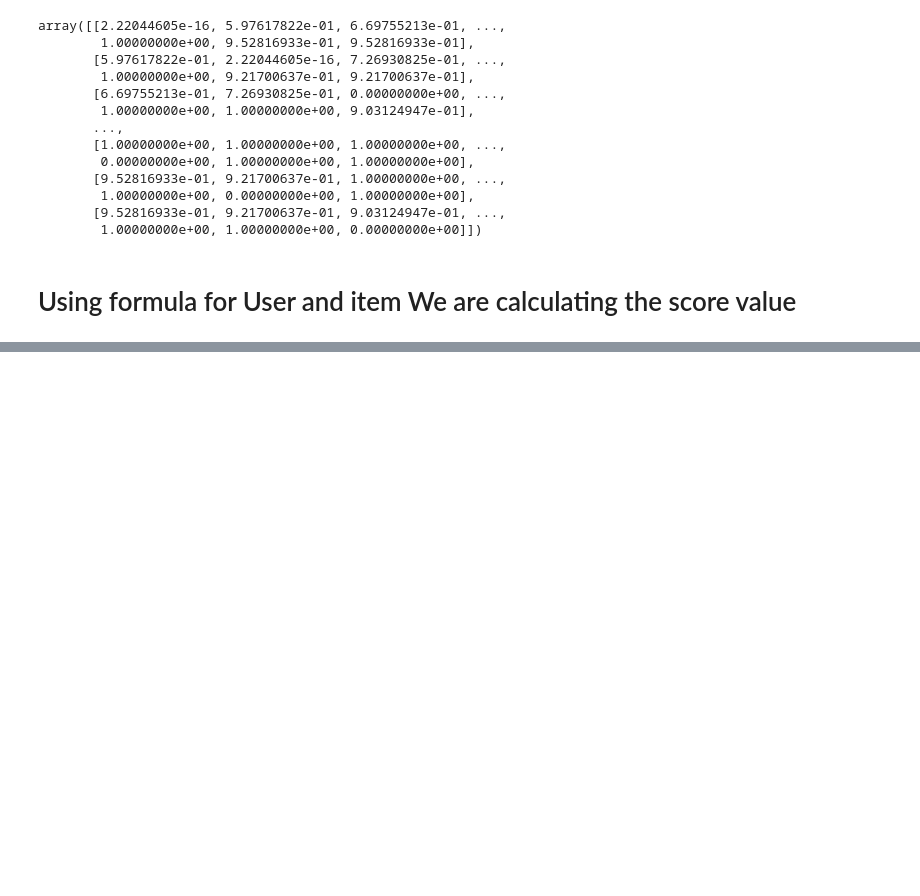
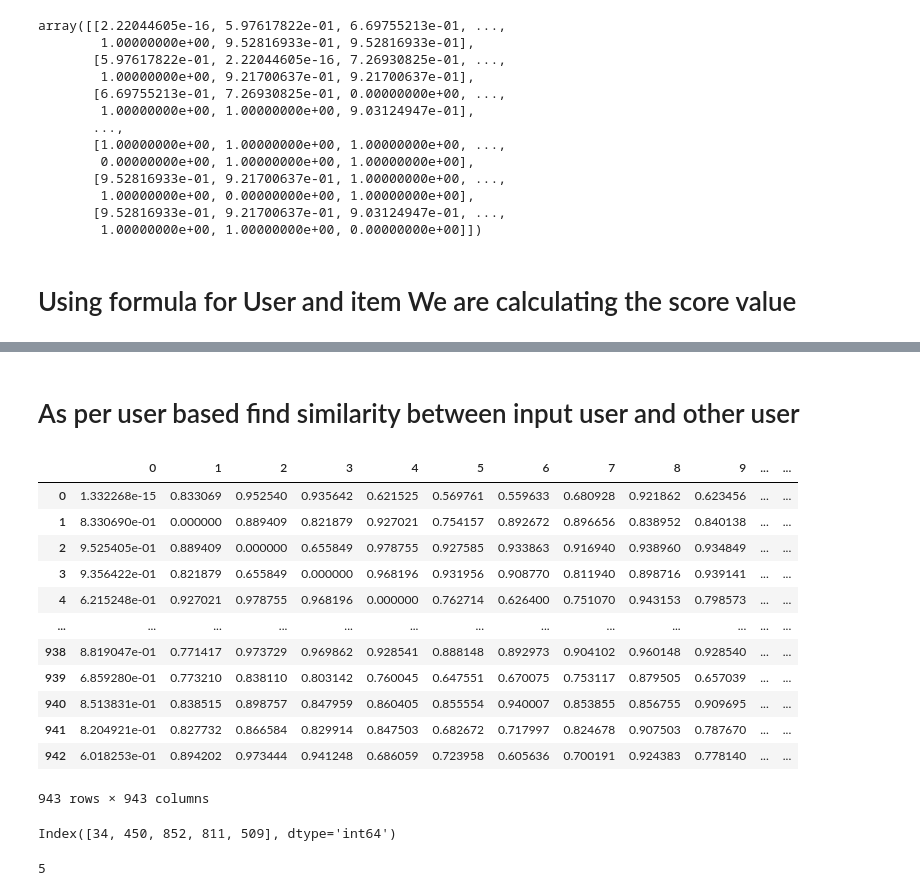
Before and after one commit to ShameemBanuAI/UserBased-Recommendation-System, a Jupyter notebook: userBased_Recommendation.ipynb, the cells around one changed output, grey strips where cells are left out. Drawn from its saved outputs; the diff is of its cells as text; code cells hidden in the pictures; blank space fills up the shorter version.

```diff
--- a/userBased_Recommendation.ipynb
+++ b/userBased_Recommendation.ipynb
@@ -130,0 +133,2 @@ ValueError: Multi-dimensional indexing (e.g. `obj[:, None]`) is no longer suppor
+# %% [markdown]
+# As per user based find similarity between input user and other user
@@ -130,0 +138,19 @@ ValueError: Multi-dimensional indexing (e.g. `obj[:, None]`) is no longer suppor
+# %%
+# 2.converting into user similarity into DataFrame
+user_sim_table=pd.DataFrame(user_similarity)
+# %%
+user_sim_table
+# %% [output]
+|  | 0 | 1 | 2 | 3 | 4 | 5 | 6 | 7 | 8 | 9 | ... | ... |
+| 0 | 1.332268e-15 | 0.833069 | 0.952540 | 0.935642 | 0.621525 | 0.569761 | 0.559633 | 0.680928 | 0.921862 | 0.623456 | ... | ... |
+| 1 | 8.330690e-01 | 0.000000 | 0.889409 | 0.821879 | 0.927021 | 0.754157 | 0.892672 | 0.896656 | 0.838952 | 0.840138 | ... | ... |
+| 2 | 9.525405e-01 | 0.889409 | 0.000000 | 0.655849 | 0.978755 | 0.927585 | 0.933863 | 0.916940 | 0.938960 | 0.934849 | ... | ... |
+| 3 | 9.356422e-01 | 0.821879 | 0.655849 | 0.000000 | 0.968196 | 0.931956 | 0.908770 | 0.811940 | 0.898716 | 0.939141 | ... | ... |
+| 4 | 6.215248e-01 | 0.927021 | 0.978755 | 0.968196 | 0.000000 | 0.762714 | 0.626400 | 0.751070 | 0.943153 | 0.798573 | ... | ... |
+| ... | ... | ... | ... | ... | ... | ... | ... | ... | ... | ... | ... | ... |
+| 938 | 8.819047e-01 | 0.771417 | 0.973729 | 0.969862 | 0.928541 | 0.888148 | 0.892973 | 0.904102 | 0.960148 | 0.928540 | ... | ... |
+| 939 | 6.859280e-01 | 0.773210 | 0.838110 | 0.803142 | 0.760045 | 0.647551 | 0.670075 | 0.753117 | 0.879505 | 0.657039 | ... | ... |
+| 940 | 8.513831e-01 | 0.838515 | 0.898757 | 0.847959 | 0.860405 | 0.855554 | 0.940007 | 0.853855 | 0.856755 | 0.909695 | ... | ... |
+| 941 | 8.204921e-01 | 0.827732 | 0.866584 | 0.829914 | 0.847503 | 0.682672 | 0.717997 | 0.824678 | 0.907503 | 0.787670 | ... | ... |
+| 942 | 6.018253e-01 | 0.894202 | 0.973444 | 0.941248 | 0.686059 | 0.723958 | 0.605636 | 0.700191 | 0.924383 | 0.778140 | ... | ... |
+943 rows × 943 columns
@@ -130,0 +160,4 @@ ValueError: Multi-dimensional indexing (e.g. `obj[:, None]`) is no longer suppor
+# %%
+similar_input_user
+# %% [output]
+Index([34, 450, 852, 811, 509], dtype='int64')
@@ -130,0 +176,4 @@ ValueError: Multi-dimensional indexing (e.g. `obj[:, None]`) is no longer suppor
+# %%
+len(similar_user_movieid_list)
+# %% [output]
+5
```
Also changed, not shown: parts of 41 cells of this notebook.
